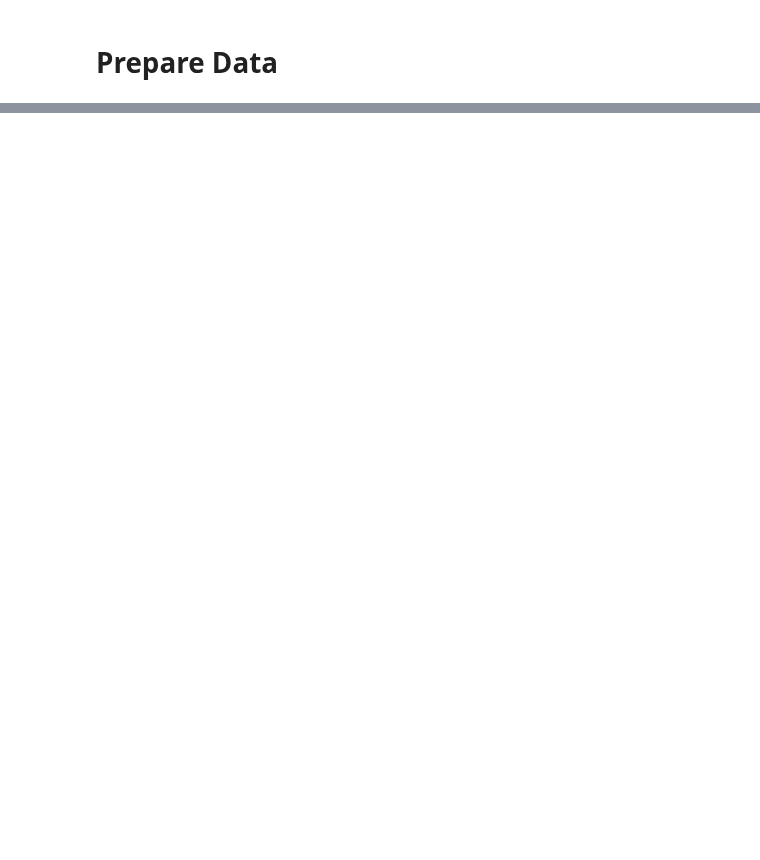
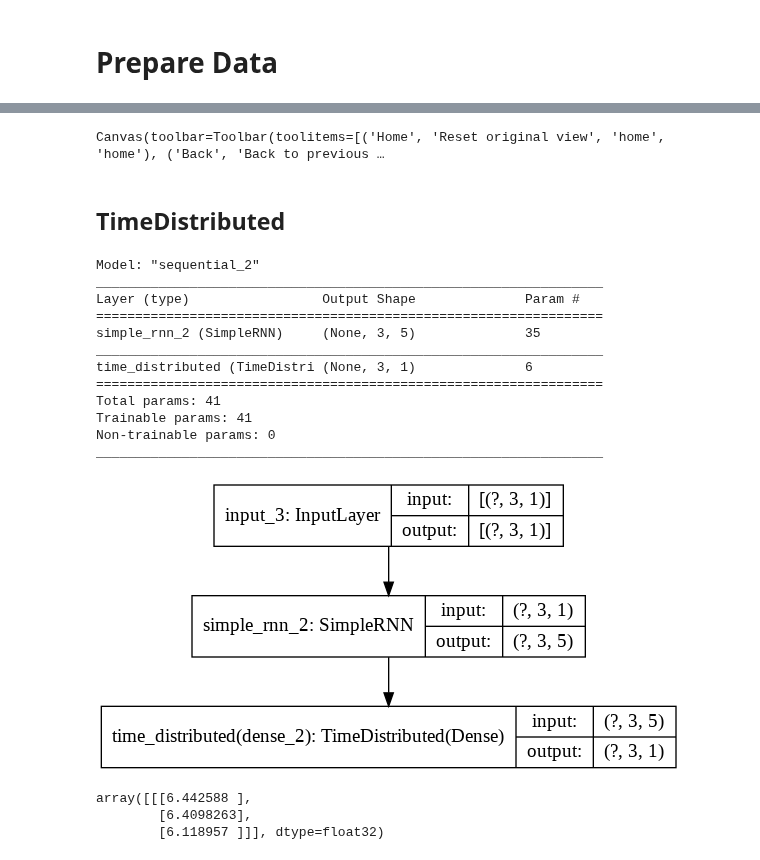
Before and after one commit to nockchun/rsnet, a Jupyter notebook: lecture_source/machine_learning/0213_rnn_basic.ipynb, the cells around one changed output, grey strips where cells are left out. Saved outputs shown, nothing was run; the diff lists cells and outputs as text; code cells hidden in the pictures; blank space fills up the shorter version.

```diff
--- a/lecture_source/machine_learning/0213_rnn_basic.ipynb
+++ b/lecture_source/machine_learning/0213_rnn_basic.ipynb
@@ -215,0 +147,28 @@ interactive(children=(IntSlider(value=0, description='sequence', max=44), Output
+# %%
+rsp.plotHistory(history)
+# %% [output]
+Canvas(toolbar=Toolbar(toolitems=[('Home', 'Reset original view', 'home', 'home'), ('Back', 'Back to previous …
+# %% [markdown]
+## TimeDistributed
+# %%
+model = models.Sequential([
+    layers.Input([3, 1]),
+    layers.SimpleRNN(5, return_sequences = True),
+    layers.TimeDistributed(layers.Dense(1))
+])
+model.summary()
+utils.plot_model(model, to_file="model.png", show_shapes=True)
+# %% [output]
+Model: "sequential_2"
+_________________________________________________________________
+Layer (type)                 Output Shape              Param #
+=================================================================
+simple_rnn_2 (SimpleRNN)     (None, 3, 5)              35
+_________________________________________________________________
+time_distributed (TimeDistri (None, 3, 1)              6
+=================================================================
+Total params: 41
+Trainable params: 41
+Non-trainable params: 0
+_________________________________________________________________
+[figure, added]
@@ -215,0 +188,6 @@ interactive(children=(IntSlider(value=0, description='sequence', max=44), Output
+# %%
+model.predict(data[0:1])
+# %% [output]
+array([[[6.442588 ],
+        [6.4098263],
+        [6.118957 ]]], dtype=float32)
```
Also changed, not shown: parts of 114 cells of this notebook, 1 other file.
